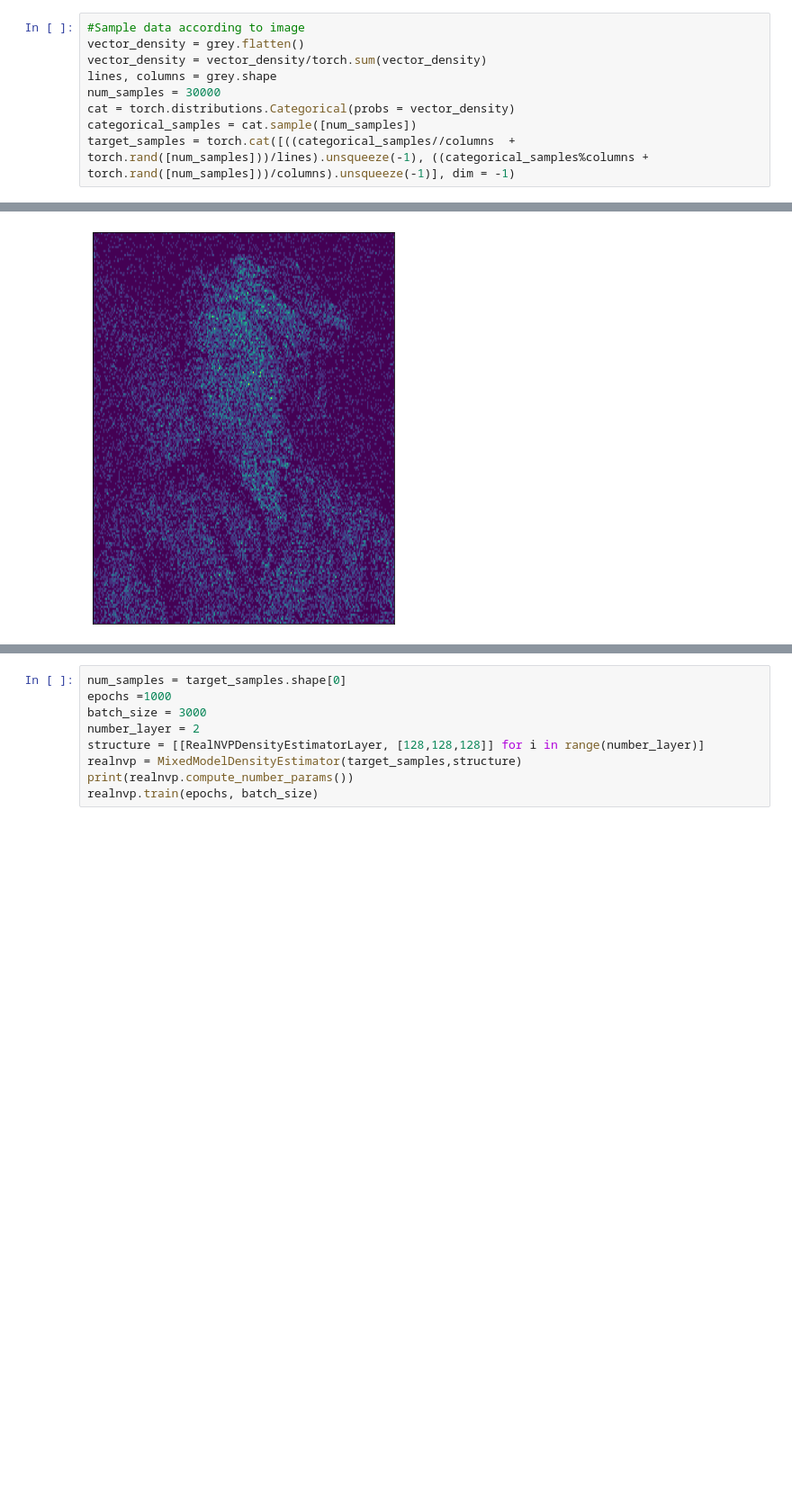
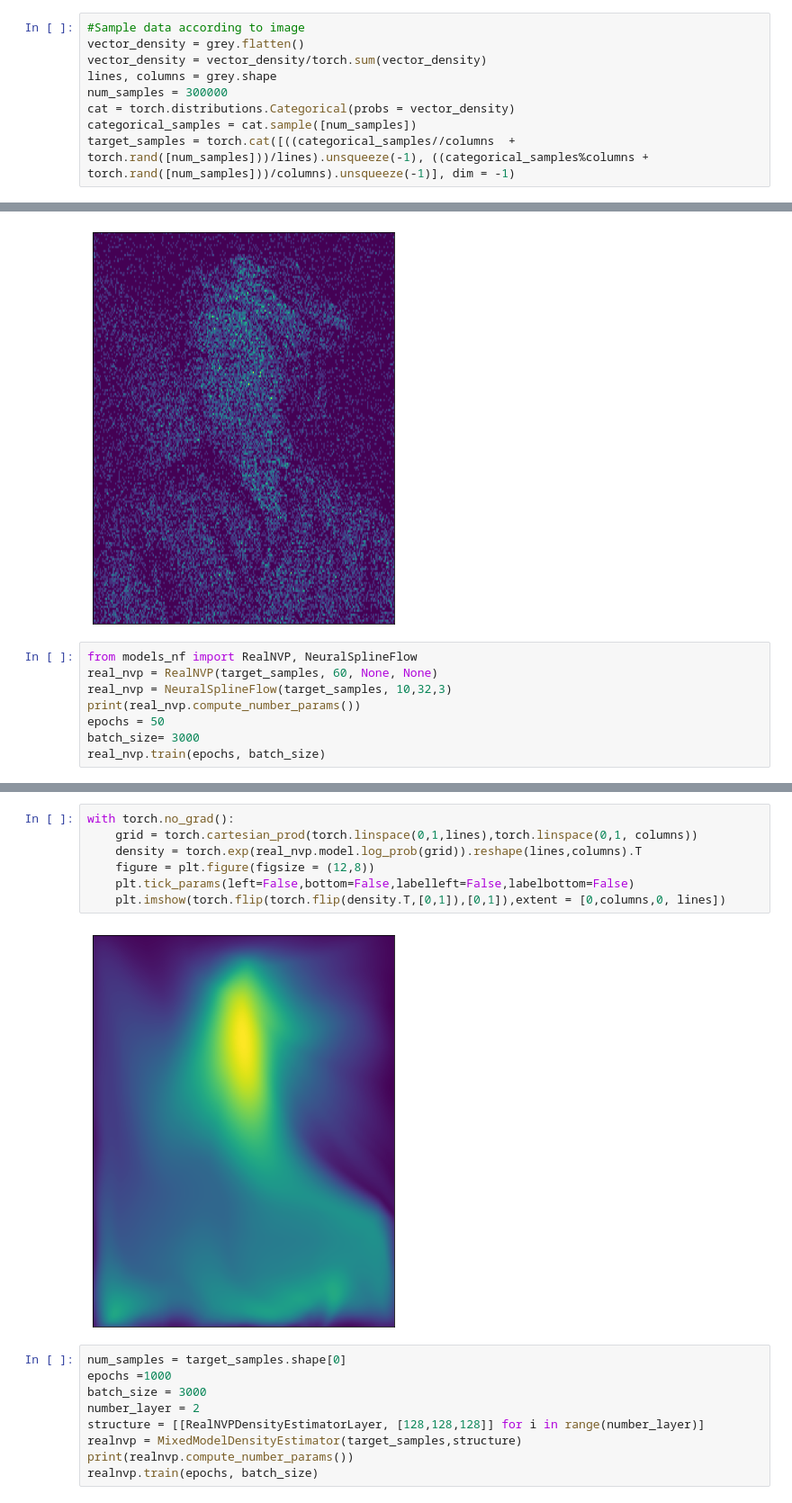
Before and after one commit to ElouanARGOUARCH/Normalizing_Flows, a Jupyter notebook: experiments/image/euler.ipynb, the cells around one changed output, grey strips where cells are left out. Shown at 90% size. Drawn from its saved outputs; the diff is of its cells as text; blank space fills up the shorter version.

```diff
--- a/experiments/image/euler.ipynb
+++ b/experiments/image/euler.ipynb
@@ -39,7 +34,7 @@ plt.imshow(grey)
 vector_density = grey.flatten()
 vector_density = vector_density/torch.sum(vector_density)
 lines, columns = grey.shape
-num_samples = 30000
+num_samples = 300000
 cat = torch.distributions.Categorical(probs = vector_density)
 categorical_samples = cat.sample([num_samples])
 target_samples = torch.cat([((categorical_samples//columns  + torch.rand([num_samples]))/lines).unsqueeze(-1), ((categorical_samples%columns + torch.rand([num_samples]))/columns).unsqueeze(-1)], dim = -1)
@@ -51,3 +46,11 @@ plt.imshow(torch.flip(torch.flip(torch.tensor(hist_target_samples).T,[0,1]),[0,1
 # %% [output]
 <matplotlib.image.AxesImage at 0x...>
 [figure]
+# %%
+from models_nf import RealNVP, NeuralSplineFlow
+real_nvp = RealNVP(target_samples, 60, None, None)
+real_nvp = NeuralSplineFlow(target_samples, 10,32,3)
+print(real_nvp.compute_number_params())
+epochs = 50
+batch_size= 3000
+real_nvp.train(epochs, batch_size)
@@ -54,3 +68,12 @@ plt.imshow(torch.flip(torch.flip(torch.tensor(hist_target_samples).T,[0,1]),[0,1
+# %%
+with torch.no_grad():
+    grid = torch.cartesian_prod(torch.linspace(0,1,lines),torch.linspace(0,1, columns))
+    density = torch.exp(real_nvp.model.log_prob(grid)).reshape(lines,columns).T
+    figure = plt.figure(figsize = (12,8))
+    plt.tick_params(left=False,bottom=False,labelleft=False,labelbottom=False)
+    plt.imshow(torch.flip(torch.flip(density.T,[0,1]),[0,1]),extent = [0,columns,0, lines])
+# %% [output]
+[figure, added]
 # %%
 num_samples = target_samples.shape[0]
 epochs =1000
```
Also changed, not shown: parts of 3 cells of this notebook, 5 other files.
